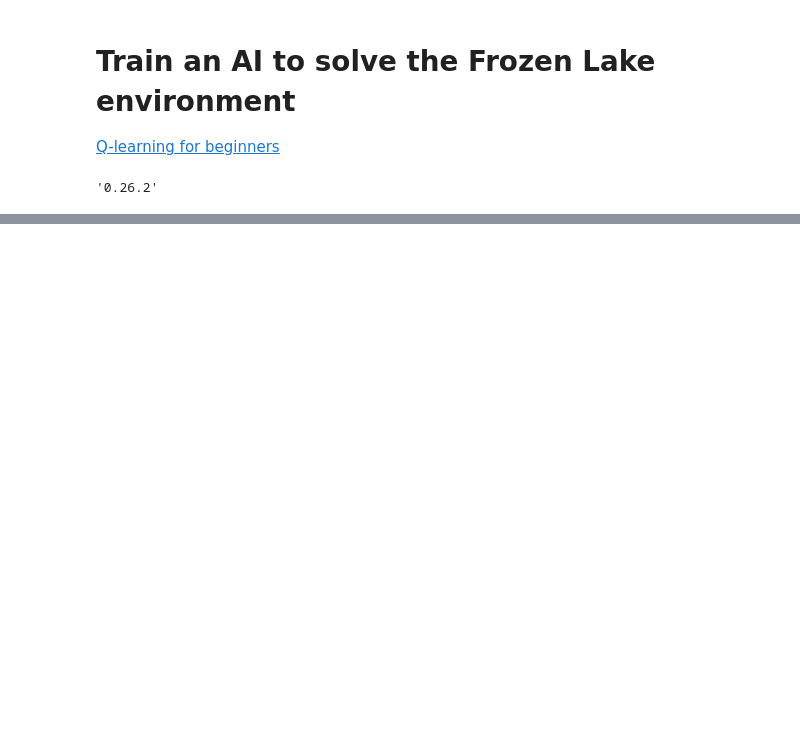
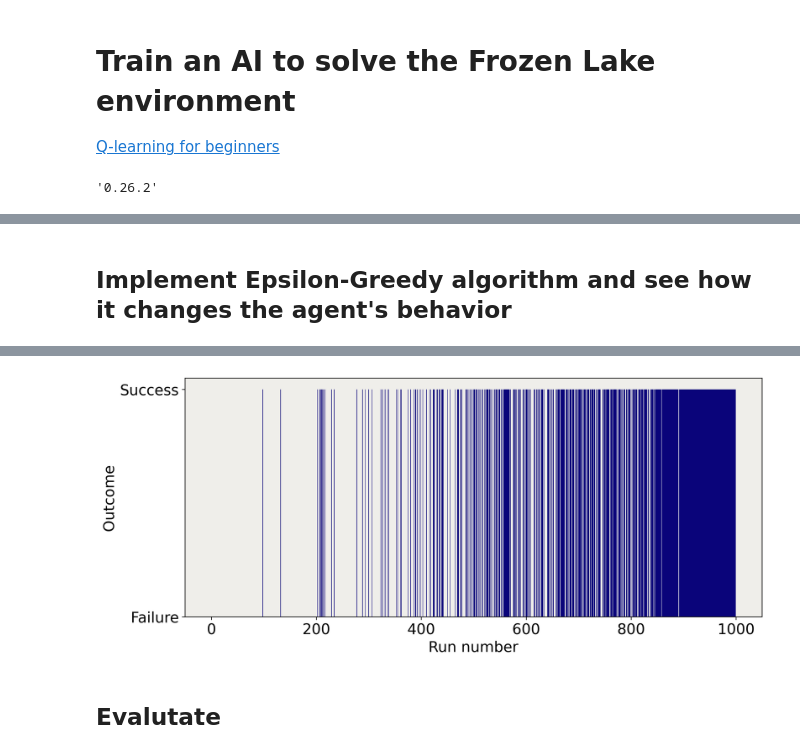
Before and after one commit to tdiprima/ML-Python-Projects, a Jupyter notebook: FrozenLake/FrozenLake.ipynb, the cells around one changed output, grey strips where cells are left out. Cells and saved outputs as stored; diff of their text form; code cells hidden in the pictures; blank space fills up the shorter version.

```diff
--- a/FrozenLake/FrozenLake.ipynb
+++ b/FrozenLake/FrozenLake.ipynb
@@ -280,0 +374,72 @@ Q-table before training:
+# %% [markdown]
+## Implement Epsilon-Greedy algorithm and see how it changes the agent's behavior
+# %%
+qtable = np.zeros((environment.observation_space.n, environment.action_space.n))
+
+# Hyperparameters
+episodes = 1000  # Total number of episodes
+alpha = 0.5  # Learning rate
+gamma = 0.9  # Discount factor
+
+# NEW!
+epsilon = 1.0  # Amount of randomness in the action selection
+epsilon_decay = 0.001  # Fixed amount to decrease
+
+# List of outcomes to plot
+outcomes = []
+
+print('Q-table before training:')
+print(qtable)
+
+# Training
+for _ in range(episodes):
+    state = environment.reset()[0]
+    done = False
+
+    # By default, we consider our outcome to be a failure
+    outcomes.append("Failure")
+
+    # Until the agent gets stuck in a hole or reaches the goal, keep training it
+    while not done:
+        # Generate a RANDOM NUMBER between 0 and 1
+        rnd = np.random.random()
+
+        # If random number < epsilon, take a random action
+        if rnd < epsilon:
+            action = environment.action_space.sample()
+        # Else, take the action with the highest value in the current state
+        else:
+            action = np.argmax(qtable[state])
+
+        # Implement this action and move the agent in the desired direction
+        new_state, reward, done, _, info = environment.step(action)
+
+        # Update Q(s,a)
+        qtable[state, action] = qtable[state, action] + \
+                                alpha * (reward + gamma * np.max(qtable[new_state]) - qtable[state, action])
+
+        # Update our current state
+        state = new_state
+
+        # If we have a reward, it means that our outcome is a success
+        if reward:
+            outcomes[-1] = "Success"
+
+    # Update epsilon
+    epsilon = max(epsilon - epsilon_decay, 0)
+    # print("\nepsilon", epsilon)  # Starts at one and goes to zero
+
+print()
+print('===========================================')
+print('\nQ-table after training:')
+print(qtable)
+
+# Plot outcomes
+plt.figure(figsize=(12, 5))
+plt.xlabel("Run number")
+plt.ylabel("Outcome")
+ax = plt.gca()
+ax.set_facecolor('#efeeea')
+plt.bar(range(len(outcomes)), outcomes, color="#0A047A", width=1.0)
+plt.show()
+# %% [output]
@@ -280,0 +463,3 @@ Q-table before training:
+[figure, added]
+# %% [markdown]
+## Evalutate
```
Also changed, not shown: parts of 45 cells of this notebook.
